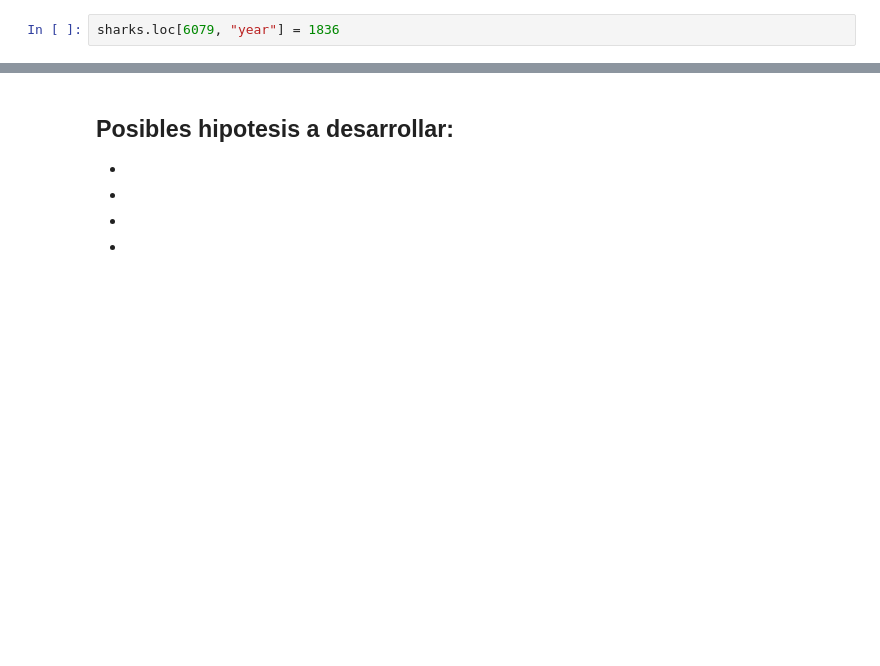
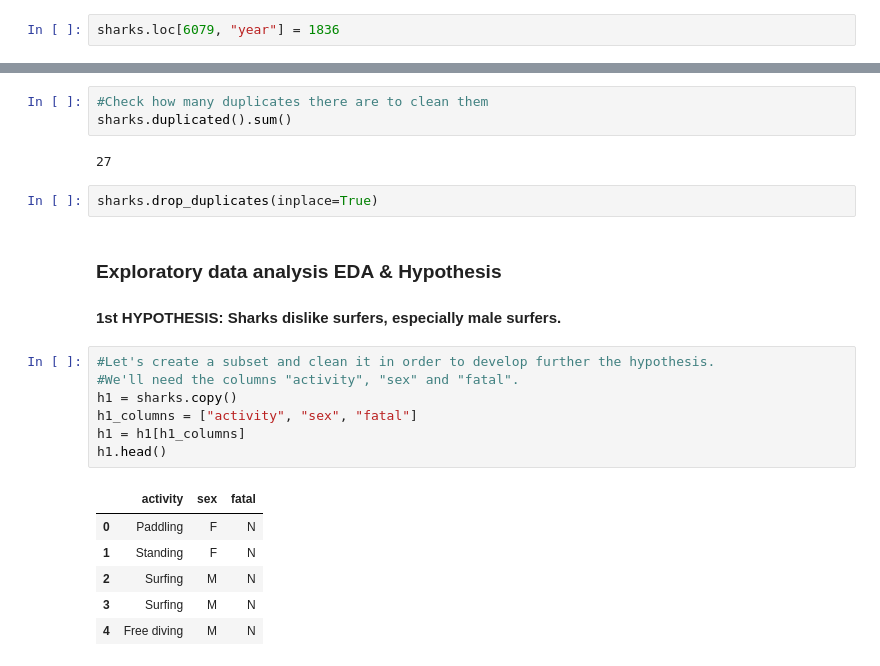
Before and after one commit to Elsa-Clave/Sharks-Attacks-Analysis, a Jupyter notebook: code/main.ipynb, the cells around one changed output, grey strips where cells are left out. Drawn from its saved outputs; the diff is of its cells as text; blank space fills up the shorter version.

```diff
--- a/project01_sharks/notebooks/sharks_attack_project.ipynb
+++ b/code/main.ipynb
@@ -264,9 +279,27 @@ Boat             137
 Questionable       2
 Boatomg            1
 Name: count, dtype: int64
-# %% [markdown]
-## Posibles hipotesis a desarrollar:
--
--
--
--
+# %%
+#Check how many duplicates there are to clean them
+sharks.duplicated().sum()
+# %% [output]
+27
+# %%
+sharks.drop_duplicates(inplace=True)
+# %% [markdown]
+### Exploratory data analysis EDA & Hypothesis
+#### 1st HYPOTHESIS: Sharks dislike surfers, especially male surfers.
+# %%
+#Let's create a subset and clean it in order to develop further the hypothesis.
+#We'll need the columns "activity", "sex" and "fatal".
+h1 = sharks.copy()
+h1_columns = ["activity", "sex", "fatal"]
+h1 = h1[h1_columns]
+h1.head()
+# %% [output]
+|  | activity | sex | fatal |
+| 0 | Paddling | F | N |
+| 1 | Standing | F | N |
+| 2 | Surfing | M | N |
+| 3 | Surfing | M | N |
+| 4 | Free diving | M | N |
```
Also changed, not shown: parts of 41 cells of this notebook, 1 other file.
